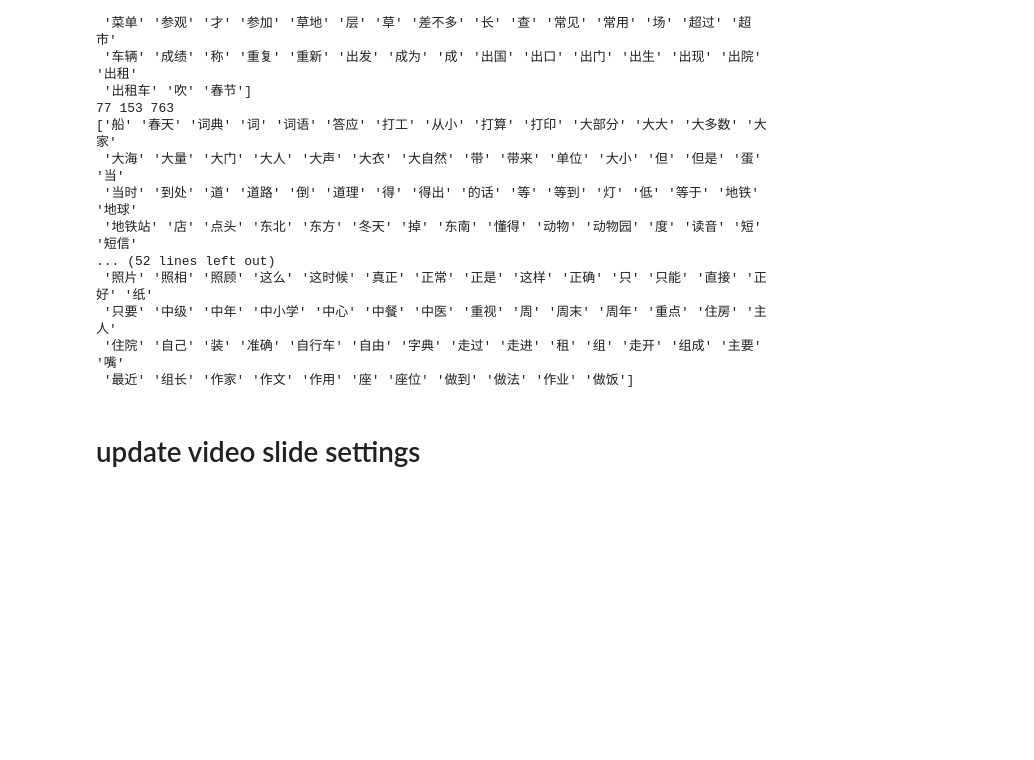
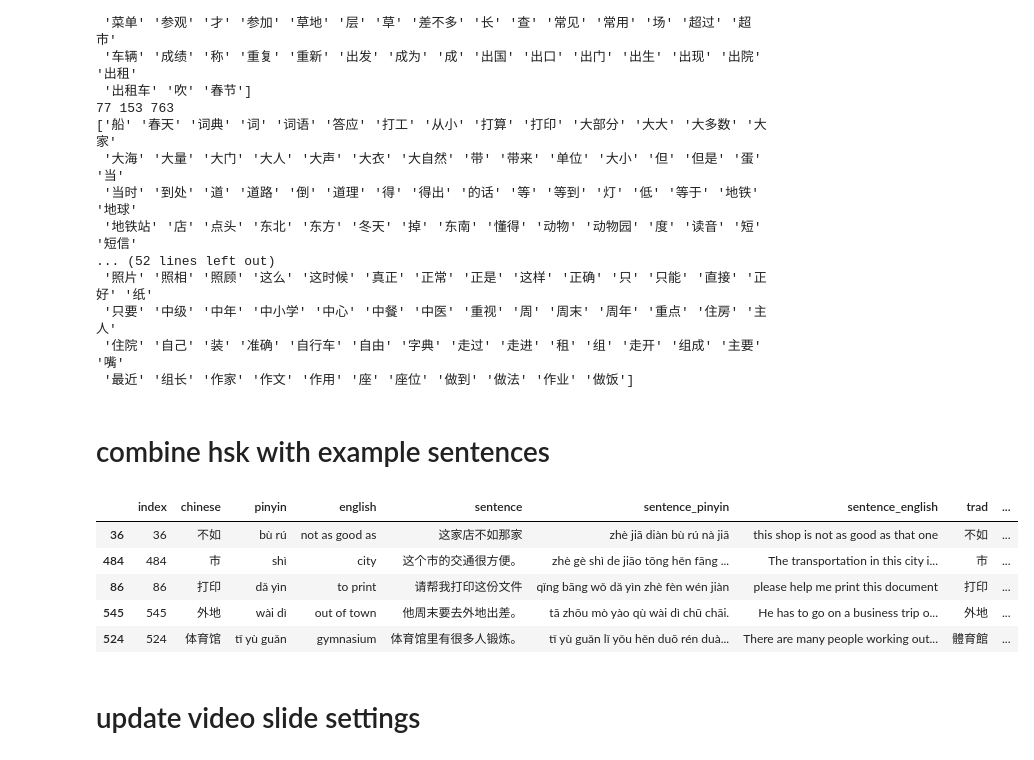
Before and after one commit to srcole/my_mandarin_database, a Jupyter notebook: sandbox.ipynb, the cells around one changed output. Saved outputs shown, nothing was run; the diff lists cells and outputs as text; code cells hidden in the pictures; blank space fills up the shorter version.

```diff
--- a/sandbox.ipynb
+++ b/sandbox.ipynb
@@ -45,15 +45,25 @@ while (77*i) < len(df):
  '只要' '中级' '中年' '中小学' '中心' '中餐' '中医' '重视' '周' '周末' '周年' '重点' '住房' '主人'
  '住院' '自己' '装' '准确' '自行车' '自由' '字典' '走过' '走进' '租' '组' '走开' '组成' '主要' '嘴'
  '最近' '组长' '作家' '作文' '作用' '座' '座位' '做到' '做法' '作业' '做饭']
+# %% [markdown]
+# combine hsk with example sentences
 # %%
-# # Enhance sentences with hsk3.0 info for final file
-# df_hsk = pd.read_csv('static/hsk/HSK 2.tsv', delimiter='\t', header=None).rename(columns={0:'trad', 1:'chinese', 2:'hsk3.0_pinyin', 3: 'hsk3.0_def'})
-# df_hsk['video_notes'] = df_hsk['hsk3.0_def'].apply(lambda x: f"HSK3.0 definition: {x}")
-# dfsent = pd.read_csv('static/hsk/HSK2_sent_raw.csv')
-# dfsent = dfsent.merge(df_hsk[['chinese', 'trad', 'hsk3.0_pinyin', 'hsk3.0_def']], on='chinese')
-# # dfsent = dfsent.drop(['Unnamed: 0'], axis=1)
-# dfsent.to_csv('static/hsk/HSK2_sent.csv')
-# dfsent.sample(5)
+# Enhance sentences with hsk3.0 info for final file
+df_hsk = pd.read_csv('static/hsk/HSK 2.tsv', delimiter='\t', header=None).rename(columns={0:'trad', 1:'chinese', 2:'hsk3.0_pinyin', 3: 'hsk3.0_def'})
+df_hsk['video_notes'] = df_hsk['hsk3.0_def'].apply(lambda x: f"HSK3.0 definition: {x}")
+dfsent = pd.read_csv('static/hsk/HSK2_sent_raw.csv')
+dfsent = dfsent.merge(df_hsk[['chinese', 'trad', 'hsk3.0_pinyin', 'hsk3.0_def']], on='chinese')
+dfsent =dfsent.reset_index()
+# dfsent = dfsent.drop(['Unnamed: 0'], axis=1)
+dfsent.to_csv('static/hsk/HSK2_sent.csv')
+dfsent.sample(5)
+# %% [output]
+|  | index | chinese | pinyin | english | sentence | sentence_pinyin | sentence_english | trad | ... |
+| 36 | 36 | 不如 | bù rú | not as good as | 这家店不如那家 | zhè jiā diàn bù rú nà jiā | this shop is not as good as that one | 不如 | ... |
+| 484 | 484 | 市 | shì | city | 这个市的交通很方便。 | zhè gè shì de jiāo tōng hěn fāng ... | The transportation in this city i... | 市 | ... |
+| 86 | 86 | 打印 | dǎ yìn | to print | 请帮我打印这份文件 | qǐng bāng wǒ dǎ yìn zhè fèn wén jiàn | please help me print this document | 打印 | ... |
+| 545 | 545 | 外地 | wài dì | out of town | 他周末要去外地出差。 | tā zhōu mò yào qù wài dì chū chāi. | He has to go on a business trip o... | 外地 | ... |
+| 524 | 524 | 体育馆 | tǐ yù guǎn | gymnasium | 体育馆里有很多人锻炼。 | tǐ yù guǎn lǐ yǒu hěn duō rén duà... | There are many people working out... | 體育館 | ... |
 # %% [markdown]
 # update video slide settings
 # %%
```
Also changed, not shown: 2 other files.
